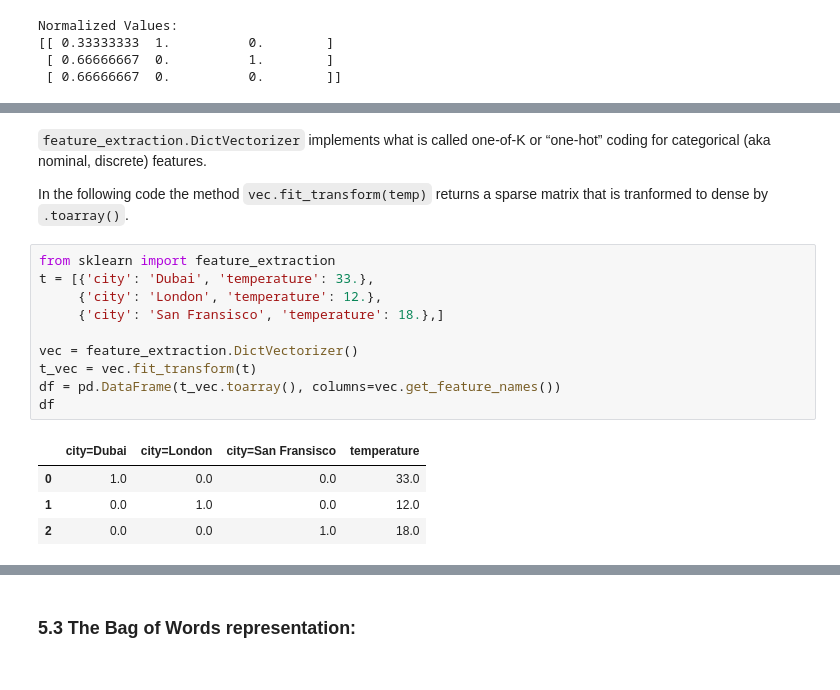
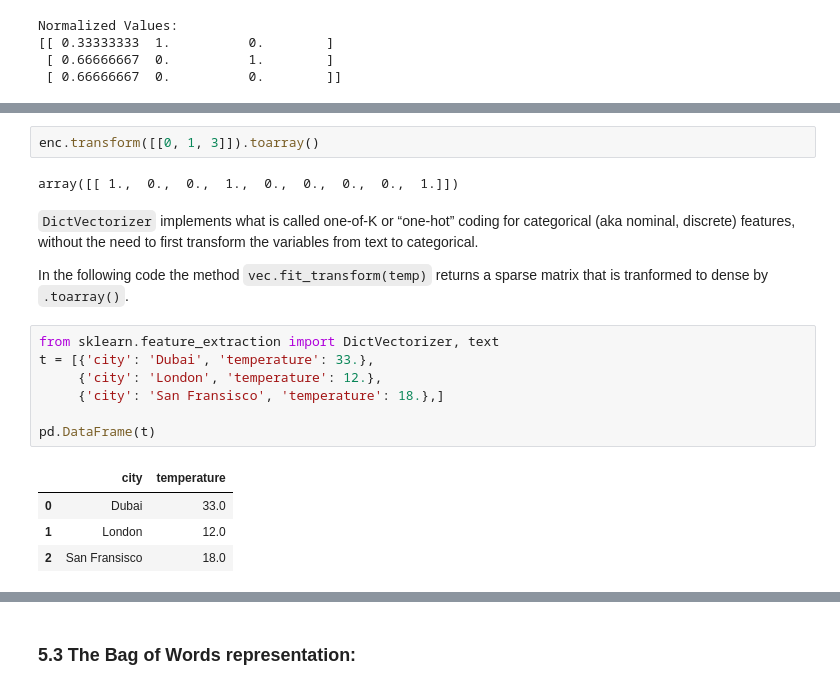
Before and after one commit to addfor/tutorials, a Jupyter notebook: machine_learning/ml01v04_prepare_the_data.ipynb, the cells around one changed output, grey strips where cells are left out. Cells and saved outputs as stored; diff of their text form.

```diff
--- a/machine_learning/ml01v04_prepare_the_data.ipynb
+++ b/machine_learning/ml01v04_prepare_the_data.ipynb
@@ -204,19 +454,20 @@ extractors designed for image data: see the ``skimage.feature`` submodule.
+# %%
+enc.transform([[0, 1, 3]]).toarray()
+# %% [output]
+array([[ 1.,  0.,  0.,  1.,  0.,  0.,  0.,  0.,  1.]])
 # %% [markdown]
-`feature_extraction.DictVectorizer` implements what is called one-of-K or “one-hot” coding for categorical (aka nominal, discrete) features.
+`DictVectorizer` implements what is called one-of-K or “one-hot” coding for categorical (aka nominal, discrete) features, without the need to first transform the variables from text to categorical.
 
 In the following code the method `vec.fit_transform(temp)` returns a sparse matrix that is tranformed to dense by `.toarray()`.
 # %%
-from sklearn import feature_extraction
+from sklearn.feature_extraction import DictVectorizer, text
 t = [{'city': 'Dubai', 'temperature': 33.},
      {'city': 'London', 'temperature': 12.},
      {'city': 'San Fransisco', 'temperature': 18.},]
 
-vec = feature_extraction.DictVectorizer()
-t_vec = vec.fit_transform(t)
-df = pd.DataFrame(t_vec.toarray(), columns=vec.get_feature_names())
-df
+pd.DataFrame(t)
 # %% [output]
-|  | city=Dubai | city=London | city=San Fransisco | temperature |
-| 0 | 1.0 | 0.0 | 0.0 | 33.0 |
-| 1 | 0.0 | 1.0 | 0.0 | 12.0 |
-| 2 | 0.0 | 0.0 | 1.0 | 18.0 |
+|  | city | temperature |
+| 0 | Dubai | 33.0 |
+| 1 | London | 12.0 |
+| 2 | San Fransisco | 18.0 |
```
Also changed, not shown: parts of 82 cells of this notebook.
